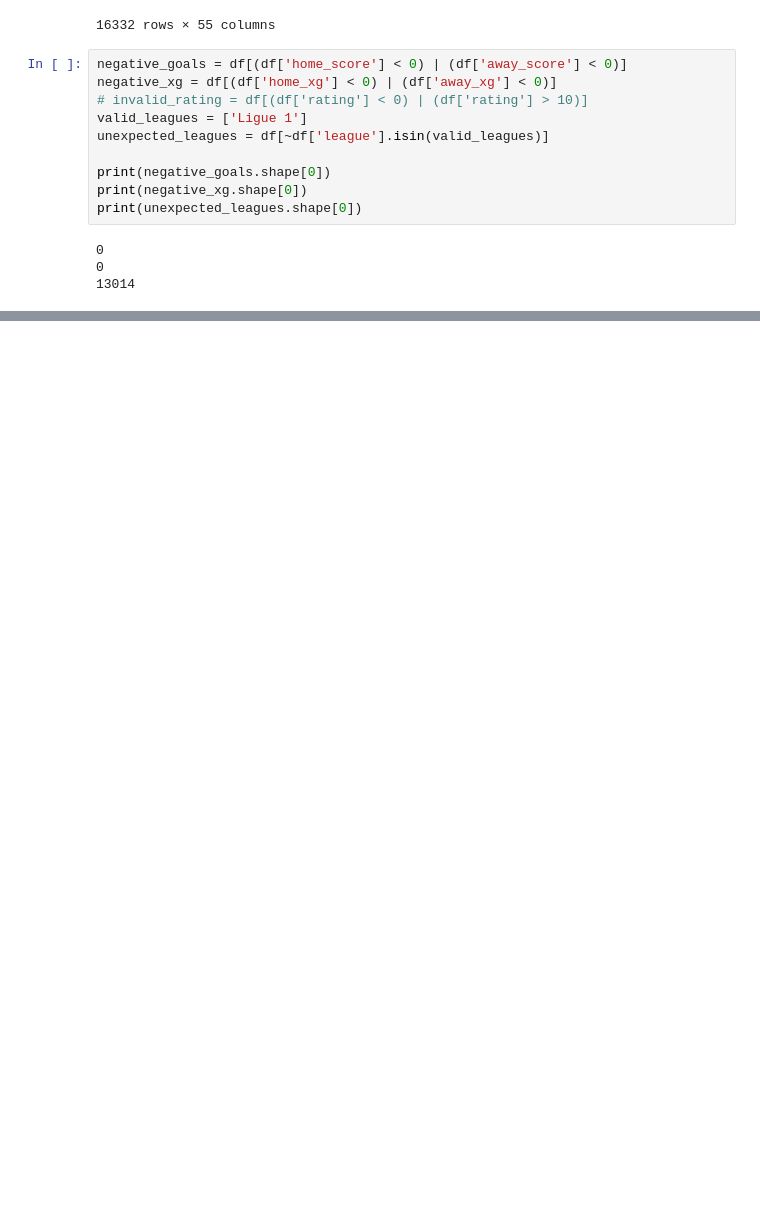
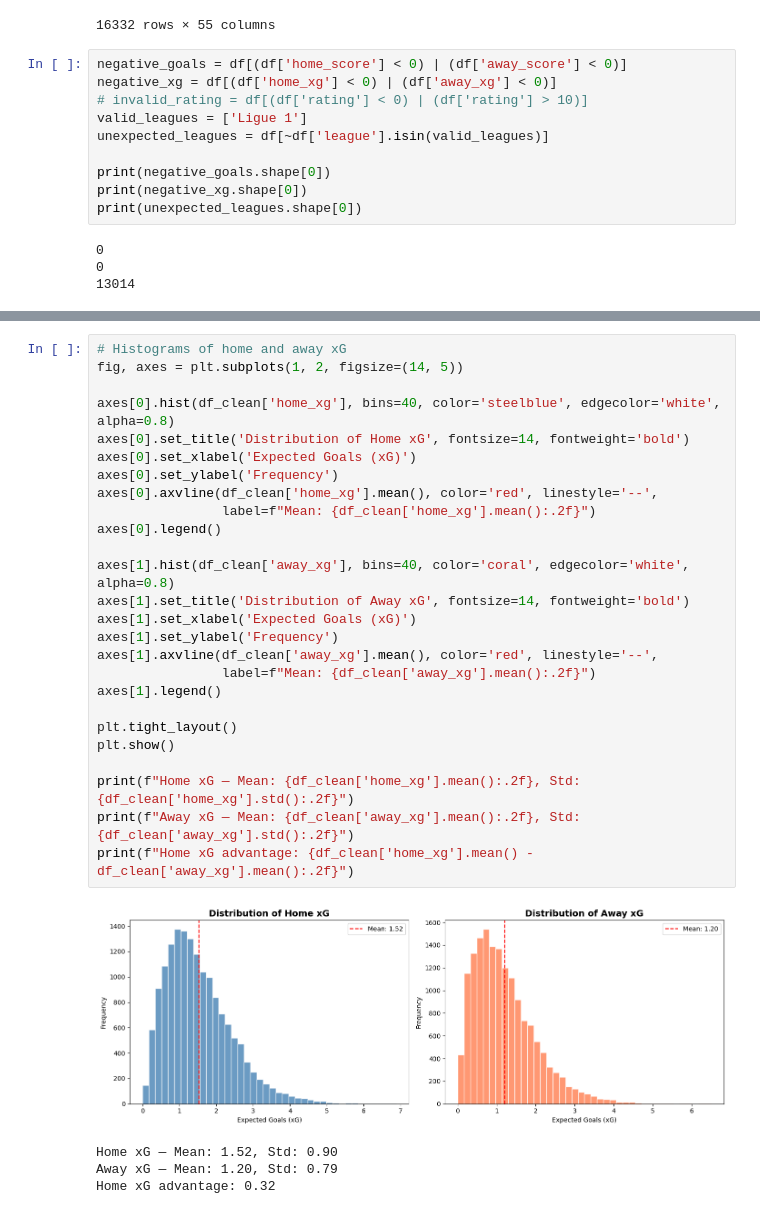
Before and after one commit to magrimuc/prj-2-eda-sql-football-matches-statistics, a Jupyter notebook: octavian_notebook.ipynb, the cells around one changed output, grey strips where cells are left out. Cells and saved outputs as stored; diff of their text form; blank space fills up the shorter version.

```diff
--- a/octavian_notebook.ipynb
+++ b/octavian_notebook.ipynb
@@ -318,0 +465,31 @@ print(unexpected_leagues.shape[0])
+# %%
+# Histograms of home and away xG
+fig, axes = plt.subplots(1, 2, figsize=(14, 5))
+
+axes[0].hist(df_clean['home_xg'], bins=40, color='steelblue', edgecolor='white', alpha=0.8)
+axes[0].set_title('Distribution of Home xG', fontsize=14, fontweight='bold')
+axes[0].set_xlabel('Expected Goals (xG)')
+axes[0].set_ylabel('Frequency')
+axes[0].axvline(df_clean['home_xg'].mean(), color='red', linestyle='--',
+                label=f"Mean: {df_clean['home_xg'].mean():.2f}")
+axes[0].legend()
+
+axes[1].hist(df_clean['away_xg'], bins=40, color='coral', edgecolor='white', alpha=0.8)
+axes[1].set_title('Distribution of Away xG', fontsize=14, fontweight='bold')
+axes[1].set_xlabel('Expected Goals (xG)')
+axes[1].set_ylabel('Frequency')
+axes[1].axvline(df_clean['away_xg'].mean(), color='red', linestyle='--',
+                label=f"Mean: {df_clean['away_xg'].mean():.2f}")
+axes[1].legend()
+
+plt.tight_layout()
+plt.show()
+
+print(f"Home xG — Mean: {df_clean['home_xg'].mean():.2f}, Std: {df_clean['home_xg'].std():.2f}")
+print(f"Away xG — Mean: {df_clean['away_xg'].mean():.2f}, Std: {df_clean['away_xg'].std():.2f}")
+print(f"Home xG advantage: {df_clean['home_xg'].mean() - df_clean['away_xg'].mean():.2f}")
+# %% [output]
+[figure, added]
+Home xG — Mean: 1.52, Std: 0.90
+Away xG — Mean: 1.20, Std: 0.79
+Home xG advantage: 0.32
```
Also changed, not shown: parts of 51 cells of this notebook, 1 other file.
